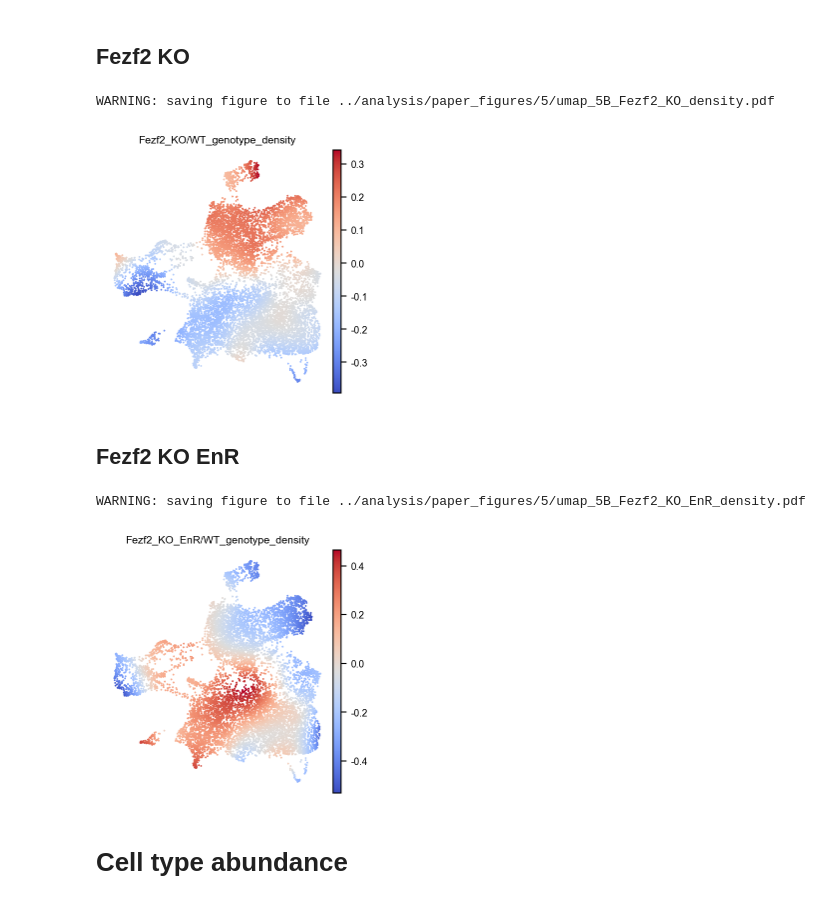
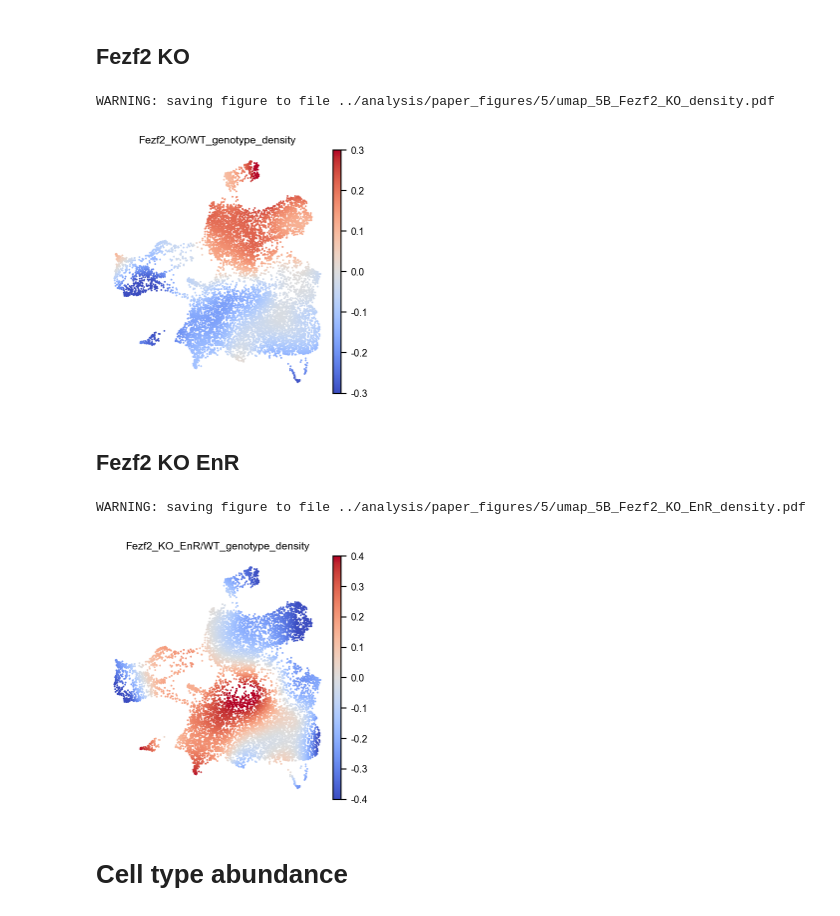
Before and after one commit to j-germino/M-cells, a Jupyter notebook: code/EnR_data/cell_type_abundances.ipynb, the cells around one changed output. Drawn from its saved outputs; the diff is of its cells as text; code cells hidden in the pictures.

```diff
--- a/code/EnR_data/cell_type_abundances.ipynb
+++ b/code/EnR_data/cell_type_abundances.ipynb
@@ -58,13 +58,13 @@ sc.pl.umap(
     adata,
     color="Fezf2_KO/WT_genotype_density",
     cmap="coolwarm",
-    # vmin=-1,
-    # vmax=1,
+    vmin=-0.3,
+    vmax=0.3,
     save="_5B_Fezf2_KO_density.pdf"
 )
 # %% [output]
 WARNING: saving figure to file ../analysis/paper_figures/5/umap_5B_Fezf2_KO_density.pdf
-[figure, old version]
+[figure, new version]
 # %% [markdown]
 ## Fezf2 KO EnR
 # %%
@@ -78,16 +78,16 @@ adata = rna.tl.log_density_ratio(
 # %%
 sc.settings.figdir = "../analysis/paper_figures/5/"
 sc.pl.umap(
     adata,
     color="Fezf2_KO_EnR/WT_genotype_density",
     cmap="coolwarm",
-    # vmin=-1.5,
-    # vmax=1.5,
+    vmin=-0.4,
+    vmax=0.4,
     save="_5B_Fezf2_KO_EnR_density.pdf"
 )
 # %% [output]
 WARNING: saving figure to file ../analysis/paper_figures/5/umap_5B_Fezf2_KO_EnR_density.pdf
-[figure, old version]
+[figure, new version]
 # %% [markdown]
 # Cell type abundance
 # %%
```
Also changed, not shown: 24 other files.
